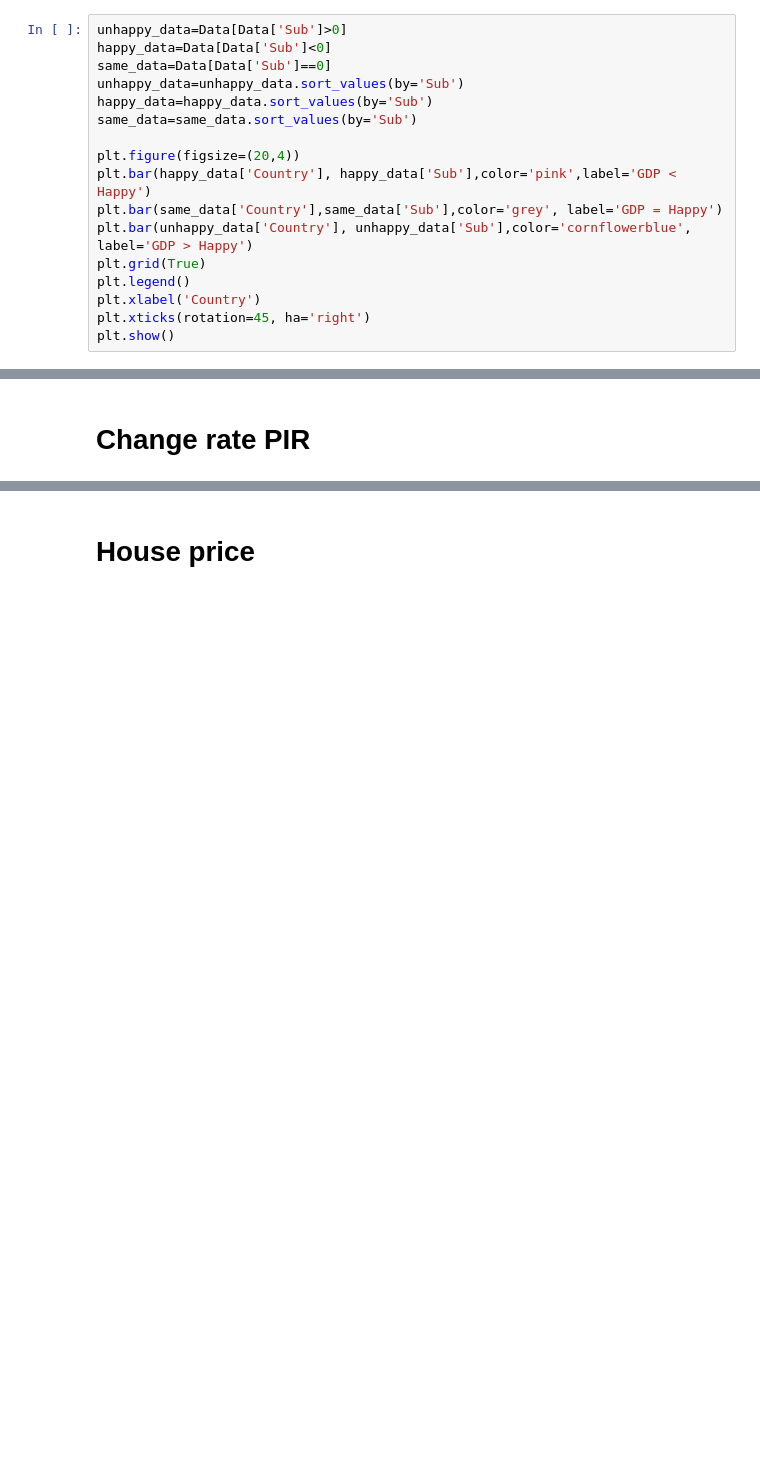
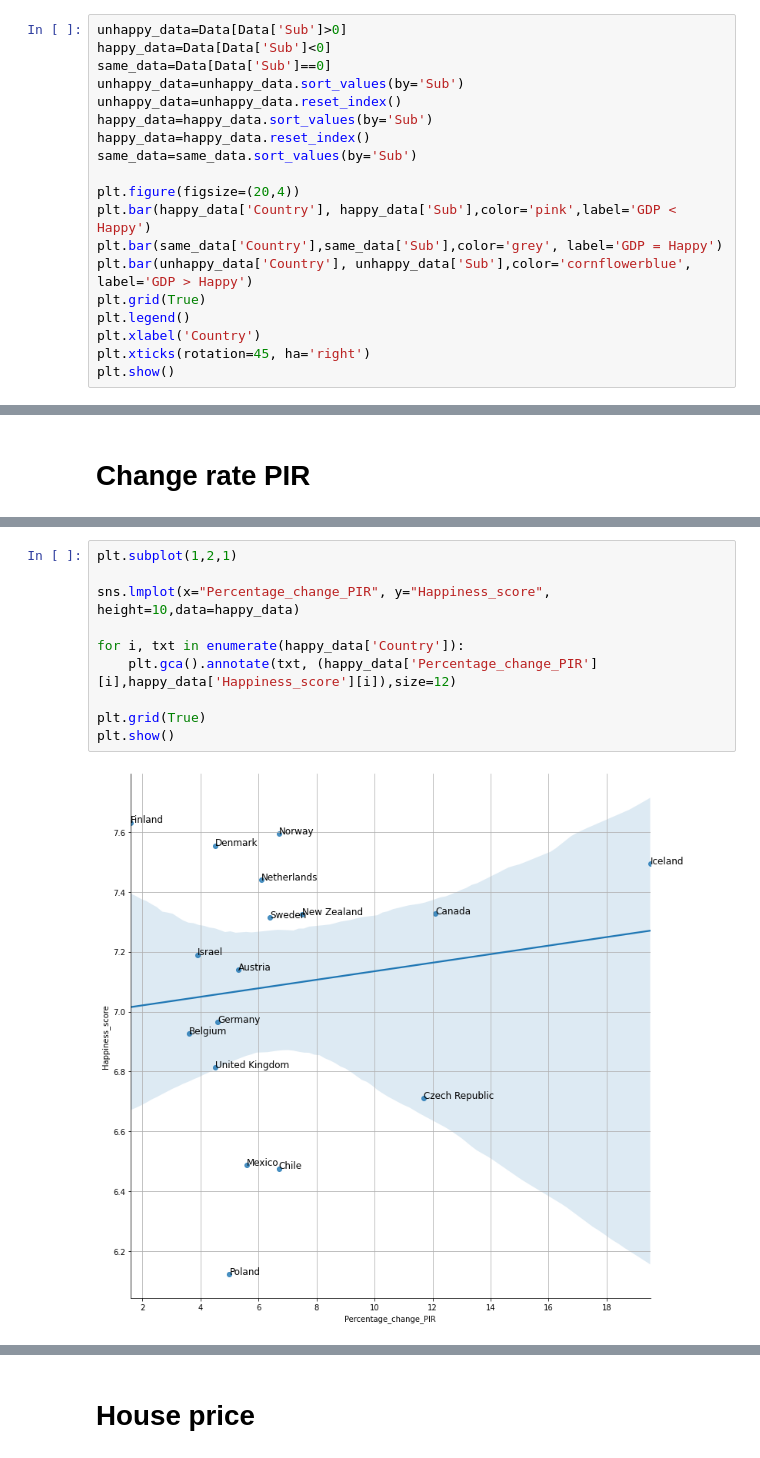
Before and after one commit to kjyju3955/BigdataProgramming, a Jupyter notebook: 프로젝트/Main.ipynb, the cells around one changed output, grey strips where cells are left out. Saved outputs shown, nothing was run; the diff lists cells and outputs as text; blank space fills up the shorter version.

```diff
--- a/프로젝트/Main.ipynb
+++ b/프로젝트/Main.ipynb
@@ -37,7 +37,9 @@ unhappy_data=Data[Data['Sub']>0]
 happy_data=Data[Data['Sub']<0]
 same_data=Data[Data['Sub']==0]
 unhappy_data=unhappy_data.sort_values(by='Sub')
+unhappy_data=unhappy_data.reset_index()
 happy_data=happy_data.sort_values(by='Sub')
+happy_data=happy_data.reset_index()
 same_data=same_data.sort_values(by='Sub')
 
 plt.figure(figsize=(20,4))
@@ -160,3 +162,15 @@ total_PIR_corr : SpearmanrResult(correlation=0.24973255025764873, pvalue=0.15433
 happy_PIR_corr : SpearmanrResult(correlation=0.04417181239175657, pvalue=0.8663207321493397)
 
 unhappy_PIR_corr : SpearmanrResult(correlation=0.37183740872507126, pvalue=0.19049443095596738)
+# %%
+plt.subplot(1,2,1)
+
+sns.lmplot(x="Percentage_change_PIR", y="Happiness_score", height=10,data=happy_data)
+
+for i, txt in enumerate(happy_data['Country']):
+    plt.gca().annotate(txt, (happy_data['Percentage_change_PIR'][i],happy_data['Happiness_score'][i]),size=12)
+
+plt.grid(True)
+plt.show()
+# %% [output]
+[figure, added]
```
Also changed, not shown: parts of 22 cells of this notebook, 1 other file.
